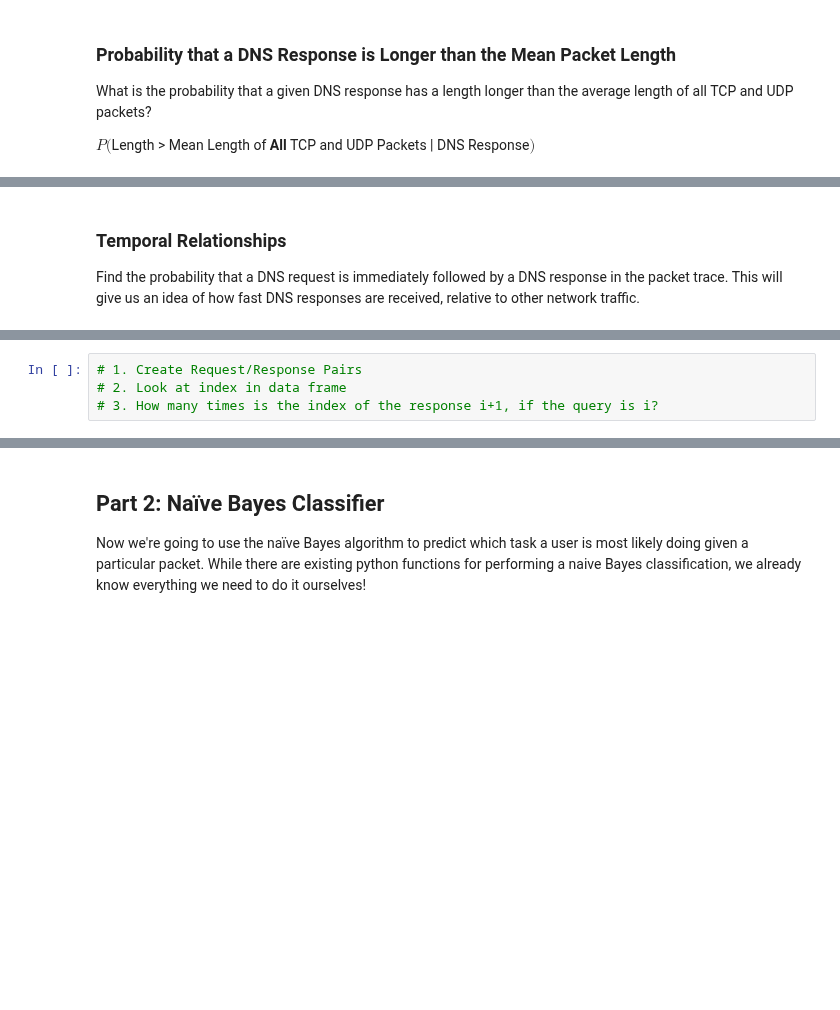
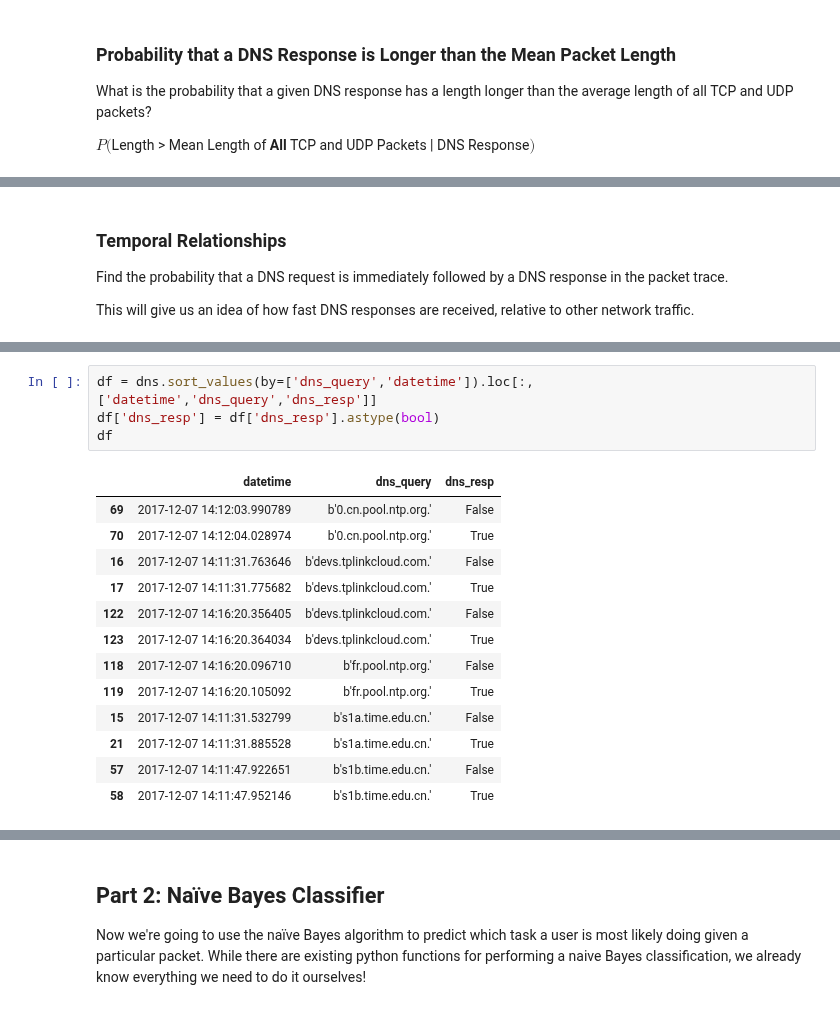
Before and after one commit to noise-lab/ml-networking, a Jupyter notebook: 3_Probability.ipynb, the cells around one changed output, grey strips where cells are left out. Saved outputs shown, nothing was run; the diff lists cells and outputs as text; blank space fills up the shorter version.

Commit message:
temporal probability example

```diff
--- a/3_Probability.ipynb
+++ b/3_Probability.ipynb
@@ -230,7 +214,9 @@ dns[dns['length'] > mean]
 # %% [markdown]
 ### Temporal Relationships
 
-Find the probability that a DNS request is immediately followed by a DNS response in the packet trace. This will give us an idea of how fast DNS responses are received, relative to other network traffic.
+Find the probability that a DNS request is immediately followed by a DNS response in the packet trace.
+
+This will give us an idea of how fast DNS responses are received, relative to other network traffic.
 # %%
 dns
 # %% [output]
@@ -247,7 +233,21 @@ dns
 | 119 | 2017-12-07 14:16:20.105092 | b'fr.pool.ntp.org.' | b'fr.pool.ntp.org.' | 172.24.1.81 | 2.887254e+09 | 172.24.1.1 | 2.887254e+09 | True | 513 | 50:c7:bf:09:f3:4c | ... |
 | 122 | 2017-12-07 14:16:20.356405 | b'devs.tplinkcloud.com.' | None | 172.24.1.1 | 2.887254e+09 | 172.24.1.81 | 2.887254e+09 | True | 80 | b8:27:eb:2d:24:15 | ... |
 | 123 | 2017-12-07 14:16:20.364034 | b'devs.tplinkcloud.com.' | b'devs.tplinkcloud.com.' | 172.24.1.81 | 2.887254e+09 | 172.24.1.1 | 2.887254e+09 | True | 533 | 50:c7:bf:09:f3:4c | ... |
-# %%
-# 1. Create Request/Response Pairs
-# 2. Look at index in data frame
-# 3. How many times is the index of the response i+1, if the query is i?
+# %%
+df = dns.sort_values(by=['dns_query','datetime']).loc[:,['datetime','dns_query','dns_resp']]
+df['dns_resp'] = df['dns_resp'].astype(bool)
+df
+# %% [output]
+|  | datetime | dns_query | dns_resp |
+| 69 | 2017-12-07 14:12:03.990789 | b'0.cn.pool.ntp.org.' | False |
+| 70 | 2017-12-07 14:12:04.028974 | b'0.cn.pool.ntp.org.' | True |
+| 16 | 2017-12-07 14:11:31.763646 | b'devs.tplinkcloud.com.' | False |
+| 17 | 2017-12-07 14:11:31.775682 | b'devs.tplinkcloud.com.' | True |
+| 122 | 2017-12-07 14:16:20.356405 | b'devs.tplinkcloud.com.' | False |
+| 123 | 2017-12-07 14:16:20.364034 | b'devs.tplinkcloud.com.' | True |
+| 118 | 2017-12-07 14:16:20.096710 | b'fr.pool.ntp.org.' | False |
+| 119 | 2017-12-07 14:16:20.105092 | b'fr.pool.ntp.org.' | True |
+| 15 | 2017-12-07 14:11:31.532799 | b's1a.time.edu.cn.' | False |
+| 21 | 2017-12-07 14:11:31.885528 | b's1a.time.edu.cn.' | True |
+| 57 | 2017-12-07 14:11:47.922651 | b's1b.time.edu.cn.' | False |
+| 58 | 2017-12-07 14:11:47.952146 | b's1b.time.edu.cn.' | True |
```
Also changed, not shown: parts of 16 cells of this notebook.
